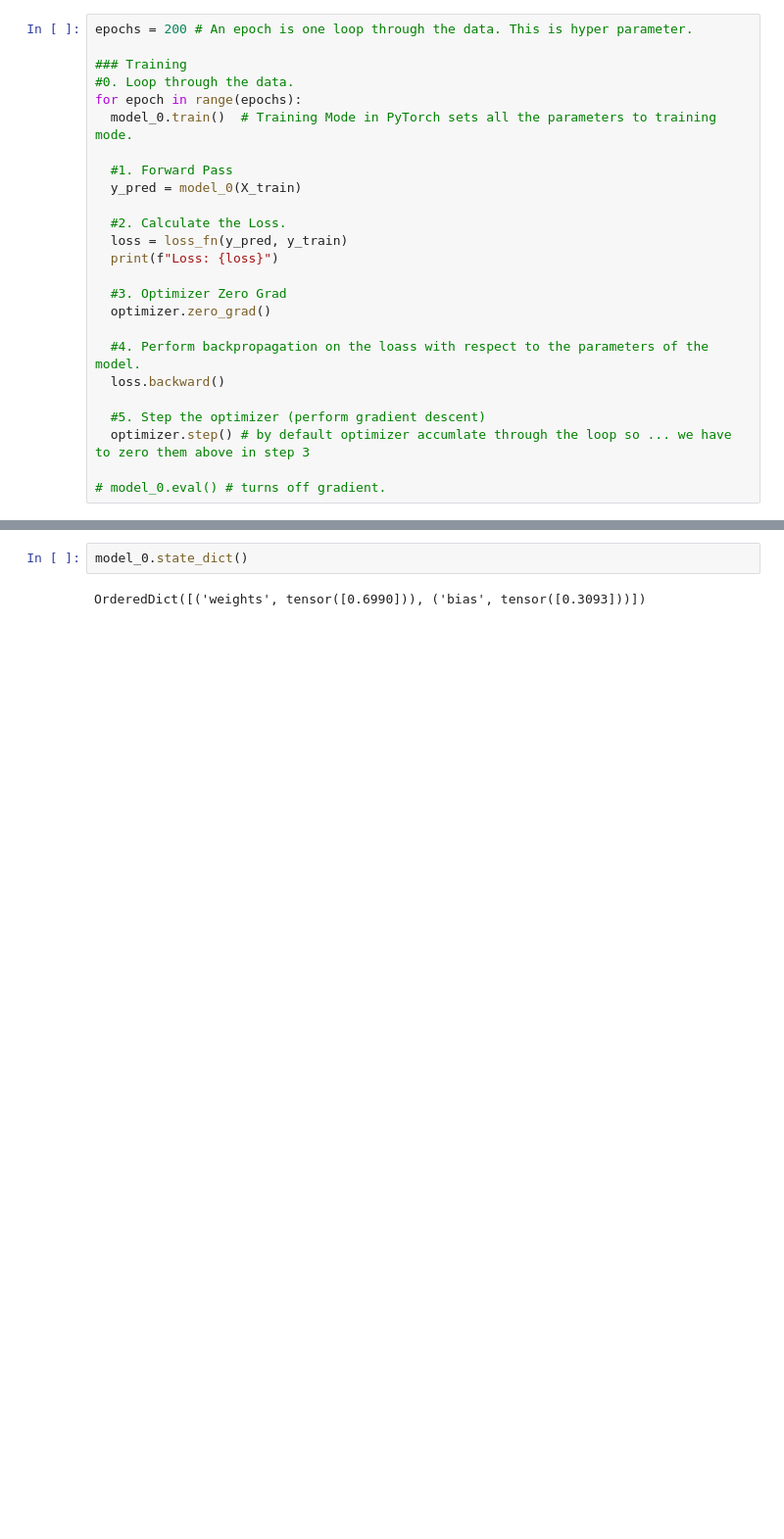
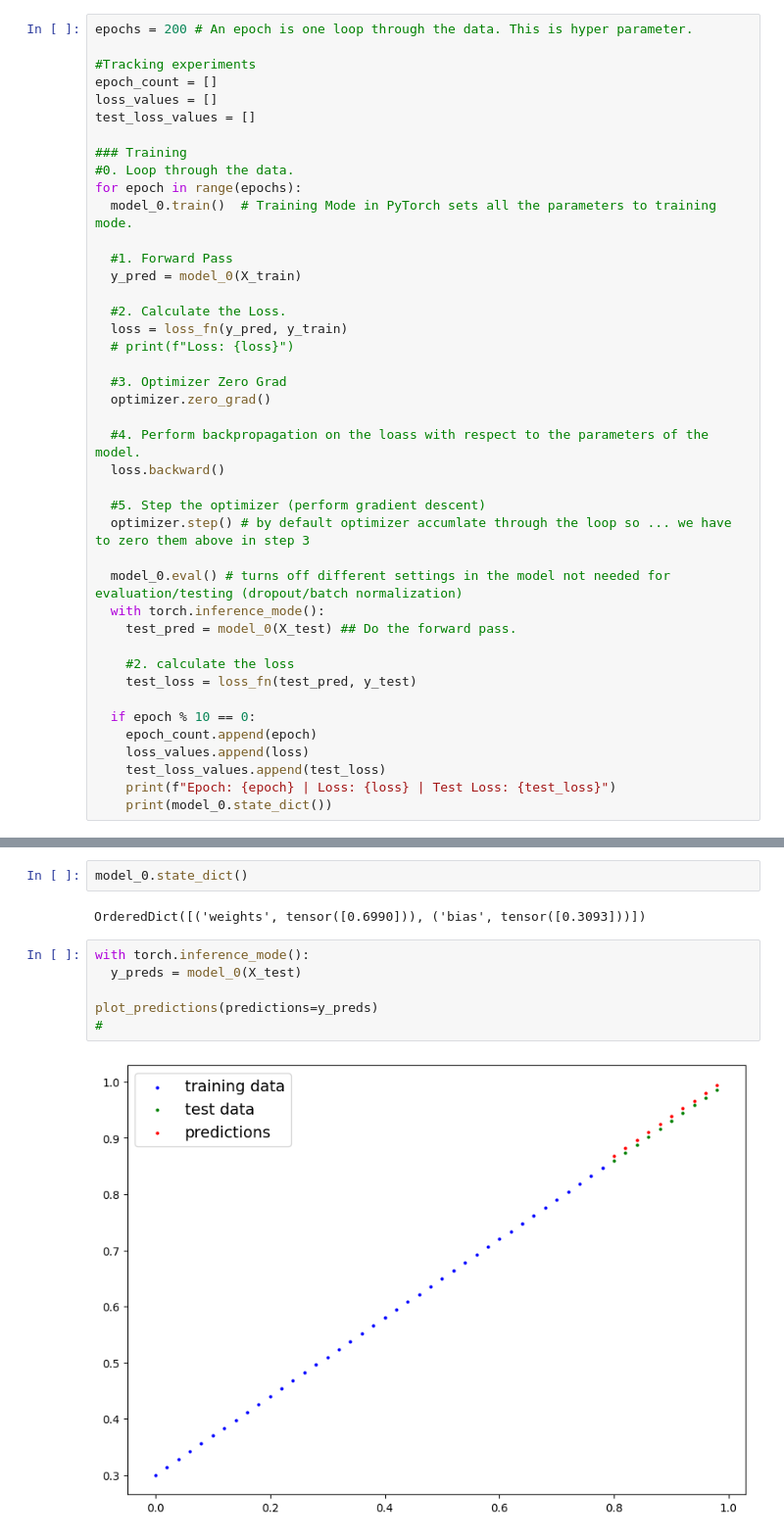
Before and after one commit to narendra974/Pytorch_Bootcamp_ZTM, a Jupyter notebook: 02_Pytorch_Workflow.ipynb, the cells around one changed output, grey strips where cells are left out. Shown at 98% size. Cells and saved outputs as stored; diff of their text form; blank space fills up the shorter version.

```diff
--- a/02_Pytorch_Workflow.ipynb
+++ b/02_Pytorch_Workflow.ipynb
@@ -243,6 +243,11 @@ A Couple of things we need is a training loop.
 5. Optimizer Step : use the optimizer to adjust the models parameters to minimize the Loss.
 # %%
 epochs = 200 # An epoch is one loop through the data. This is hyper parameter.
+
+#Tracking experiments
+epoch_count = []
+loss_values = []
+test_loss_values = []
 
 ### Training
 #0. Loop through the data.
@@ -254,7 +259,7 @@ for epoch in range(epochs):
 
   #2. Calculate the Loss.
   loss = loss_fn(y_pred, y_train)
-  print(f"Loss: {loss}")
+  # print(f"Loss: {loss}")
 
   #3. Optimizer Zero Grad
   optimizer.zero_grad()
@@ -265,4 +270,16 @@ for epoch in range(epochs):
   #5. Step the optimizer (perform gradient descent)
   optimizer.step() # by default optimizer accumlate through the loop so ... we have to zero them above in step 3
 
-# model_0.eval() # turns off gradient.
+  model_0.eval() # turns off different settings in the model not needed for evaluation/testing (dropout/batch normalization)
+  with torch.inference_mode():
+    test_pred = model_0(X_test) ## Do the forward pass.
+
+    #2. calculate the loss
+    test_loss = loss_fn(test_pred, y_test)
+
+  if epoch % 10 == 0:
+    epoch_count.append(epoch)
+    loss_values.append(loss)
+    test_loss_values.append(test_loss)
+    print(f"Epoch: {epoch} | Loss: {loss} | Test Loss: {test_loss}")
+    print(model_0.state_dict())
@@ -270,3 +305,11 @@ for epoch in range(epochs):
 model_0.state_dict()
 # %% [output]
 OrderedDict([('weights', tensor([0.6990])), ('bias', tensor([0.3093]))])
+# %%
+with torch.inference_mode():
+  y_preds = model_0(X_test)
+
+plot_predictions(predictions=y_preds)
+#
+# %% [output]
+[figure, added]
```
Also changed, not shown: parts of 4 cells of this notebook.
